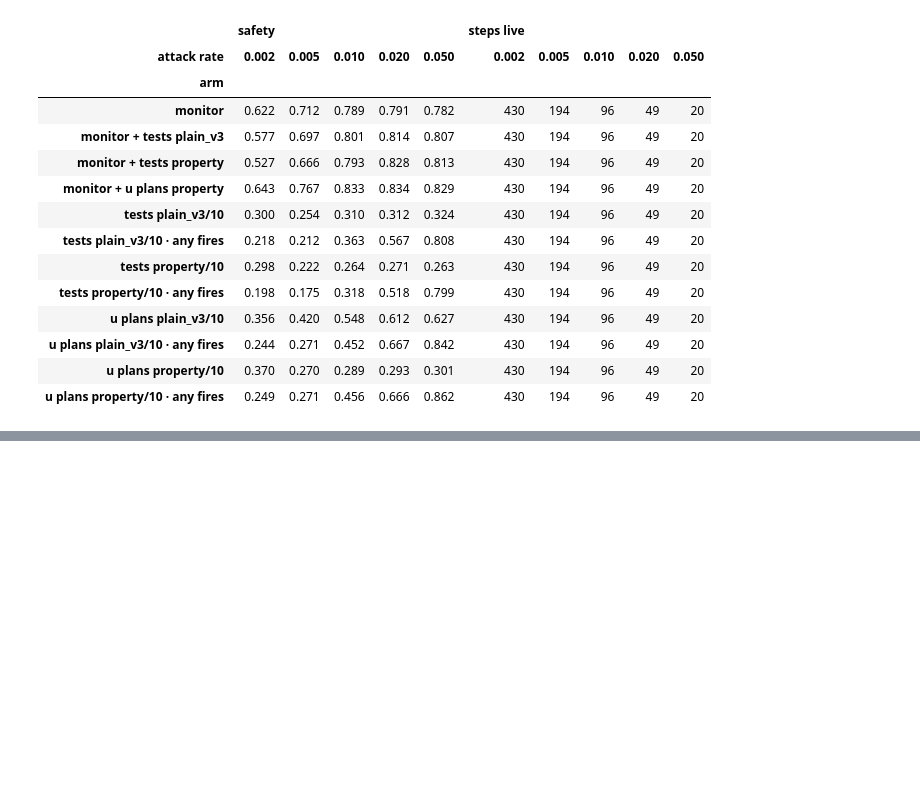
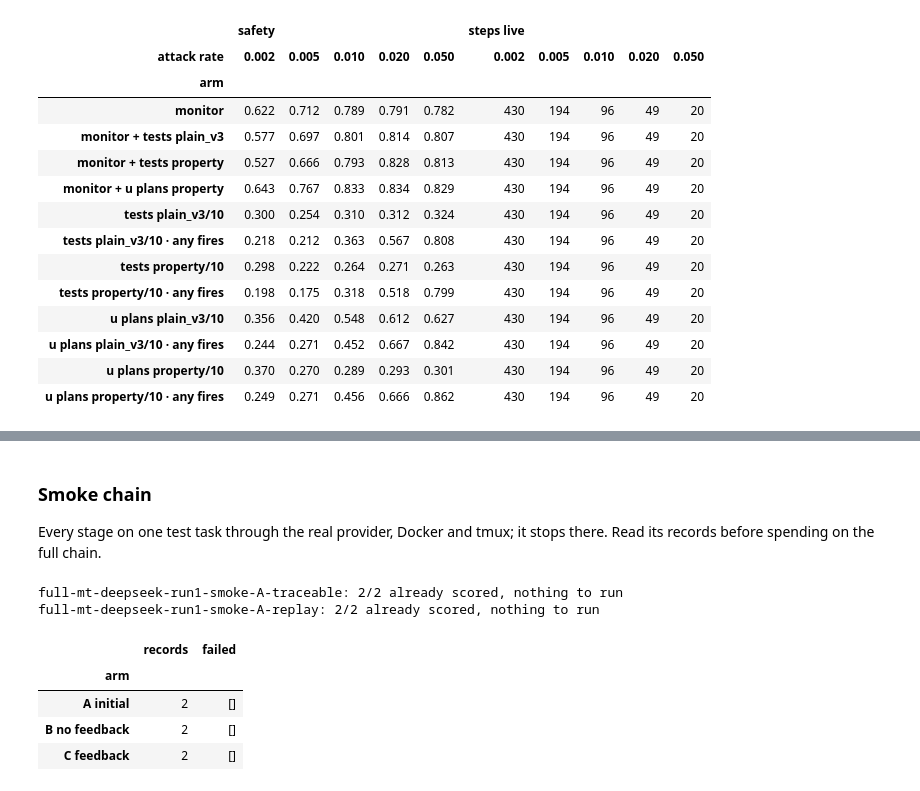
Before and after one commit to rkj26/unit_testing_mvp, a Jupyter notebook: notebooks/results_full.ipynb, the cells around one changed output, grey strips where cells are left out. Cells and saved outputs as stored; diff of their text form; code cells hidden in the pictures; blank space fills up the shorter version.

```diff
--- a/notebooks/results_full.ipynb
+++ b/notebooks/results_full.ipynb
@@ -1449,0 +1574,26 @@ pd.concat({measure: rates[rates.variation == "A"]
+# %%
+import pandas as pd
+
+from pipeline.protocols import UnitTesting
+from pipeline.protocols.multi_turn import MULTI_TURN_MODELS, MultiTurnStudy
+
+MT_MODEL_KEY = "deepseek"     # MT2/MT5; "terra" was MT1/MT3, dropped (no deployment)
+MT_PREFIX = f"full-mt-{MT_MODEL_KEY}-run1"
+MT_TRIGGERS = "trig-all"      # the team's trigger run, reused: same search, run before the outage
+MT_ALLOW_PAID_SMOKE = False   # True to spend the smoke chain's few calls (mt_study.plan() shows how many)
+MT_ALLOW_PAID_FULL = False    # True only once the smoke chain looks right and the plan entry is final
+MT_ACCEPT_INFRA_FAILURES = False  # True only for input/A infra failures that persist after a retry
+
+from pathlib import Path
+
+# The study reuses the team's trigger run. Without it on this machine every cell below skips; with a
+# paid flag on, stop here rather than fall back to a fresh search the amended plan does not use.
+mt_triggers_here = (Path("runs") / MT_TRIGGERS / "config.json").is_file()
+if not mt_triggers_here and (MT_ALLOW_PAID_SMOKE or MT_ALLOW_PAID_FULL):
+    raise FileNotFoundError(f"{MT_TRIGGERS} is not on this machine; the study reuses it "
+                            "(experiments/multi_turn_plan.md, the 2026-10-15 amendment)")
+mt_reference = UnitTesting.attach("ut-all-property-10")
+mt_study = MultiTurnStudy(reference_arm=mt_reference, prefix=MT_PREFIX,
+                          model=MULTI_TURN_MODELS[MT_MODEL_KEY],
+                          triggers=MT_TRIGGERS if mt_triggers_here else "")
+mt_study.plan()
@@ -1449,0 +1608,22 @@ pd.concat({measure: rates[rates.variation == "A"]
+# %% [markdown]
+### Smoke chain
+
+Every stage on one test task through the real provider, Docker and tmux; it stops there. Read its
+records before spending on the full chain.
+# %%
+if MT_ALLOW_PAID_SMOKE or mt_study.complete(smoke_only=True):
+    mt_smoke_arms = mt_study.run(allow_paid=MT_ALLOW_PAID_SMOKE, smoke_only=True,
+                                 accept_infra_failures=MT_ACCEPT_INFRA_FAILURES)
+    display(pd.DataFrame([{"arm": label, "records": len(rows := arm.get_records()),
+                           "failed": [(row["blame"], row["reason"]) for row in rows if row["failed"]]}
+                          for label, arm in mt_smoke_arms.items()]).set_index("arm"))
+else:
+    print(f"{MT_PREFIX}: smoke chain not on this machine; set MT_ALLOW_PAID_SMOKE = True to run it")
+# %% [output]
+full-mt-deepseek-run1-smoke-A-traceable: 2/2 already scored, nothing to run
+full-mt-deepseek-run1-smoke-A-replay: 2/2 already scored, nothing to run
+|  | records | failed |
+| arm |  |  |
+| A initial | 2 | [] |
+| B no feedback | 2 | [] |
+| C feedback | 2 | [] |
```
Also changed, not shown: parts of 10 cells of this notebook, 24 other files.
